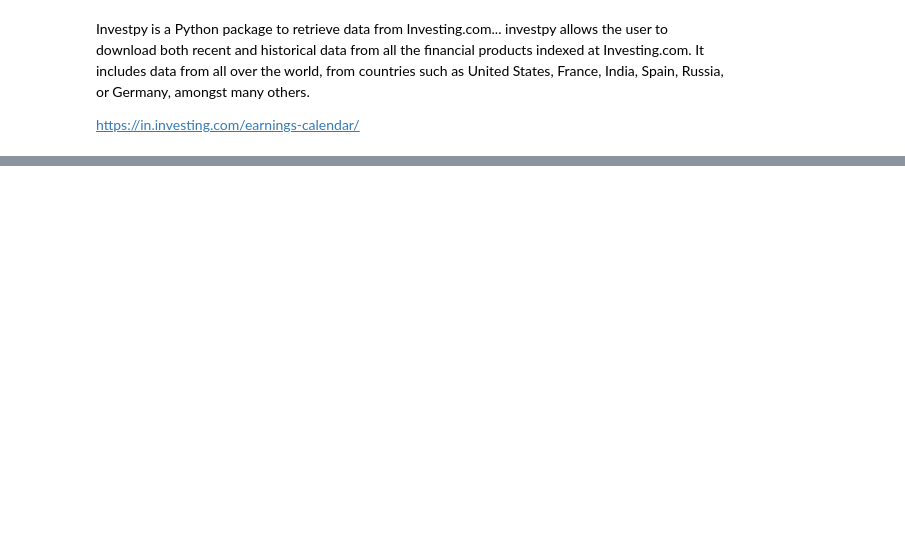
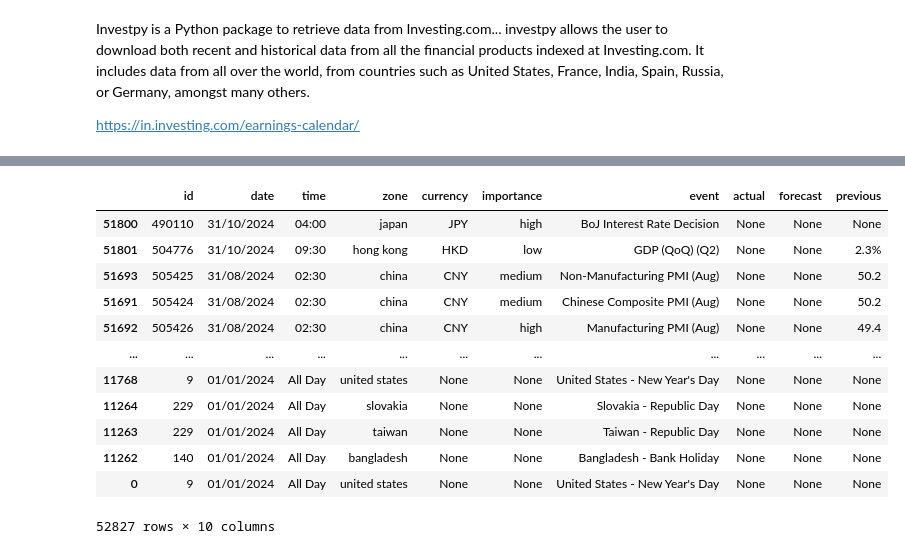
Before and after one commit to dinesh-kushwaha/ai-ml, a Jupyter notebook: historical-data/utilities/download-historical-data-invest-com.ipynb, the cells around one changed output, grey strips where cells are left out. Saved outputs shown, nothing was run; the diff lists cells and outputs as text; code cells hidden in the pictures; blank space fills up the shorter version.

```diff
--- a/historical-data/utilities/download-historical-data-invest-com.ipynb
+++ b/historical-data/utilities/download-historical-data-invest-com.ipynb
@@ -52,0 +78,17 @@ print(data.head())
+# %%
+ec_df = ec.sort_values(by='date', ascending = False)
+ec_df
+# %% [output]
+|  | id | date | time | zone | currency | importance | event | actual | forecast | previous |
+| 51800 | 490110 | 31/10/2024 | 04:00 | japan | JPY | high | BoJ Interest Rate Decision | None | None | None |
+| 51801 | 504776 | 31/10/2024 | 09:30 | hong kong | HKD | low | GDP (QoQ) (Q2) | None | None | 2.3% |
+| 51693 | 505425 | 31/08/2024 | 02:30 | china | CNY | medium | Non-Manufacturing PMI (Aug) | None | None | 50.2 |
+| 51691 | 505424 | 31/08/2024 | 02:30 | china | CNY | medium | Chinese Composite PMI (Aug) | None | None | 50.2 |
+| 51692 | 505426 | 31/08/2024 | 02:30 | china | CNY | high | Manufacturing PMI (Aug) | None | None | 49.4 |
+| ... | ... | ... | ... | ... | ... | ... | ... | ... | ... | ... |
+| 11768 | 9 | 01/01/2024 | All Day | united states | None | None | United States - New Year's Day | None | None | None |
+| 11264 | 229 | 01/01/2024 | All Day | slovakia | None | None | Slovakia - Republic Day | None | None | None |
+| 11263 | 229 | 01/01/2024 | All Day | taiwan | None | None | Taiwan - Republic Day | None | None | None |
+| 11262 | 140 | 01/01/2024 | All Day | bangladesh | None | None | Bangladesh - Bank Holiday | None | None | None |
+| 0 | 9 | 01/01/2024 | All Day | united states | None | None | United States - New Year's Day | None | None | None |
+52827 rows × 10 columns
```
Also changed, not shown: parts of 3 cells of this notebook.
